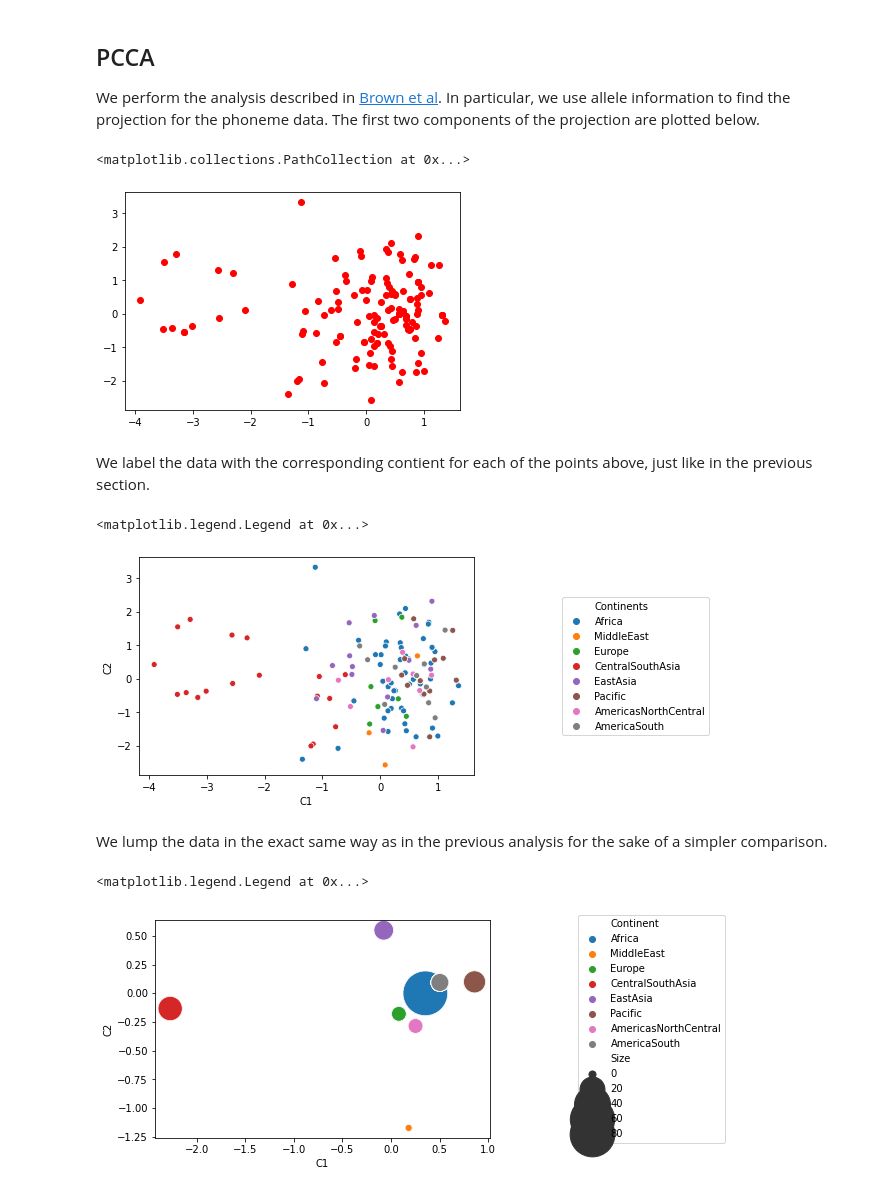
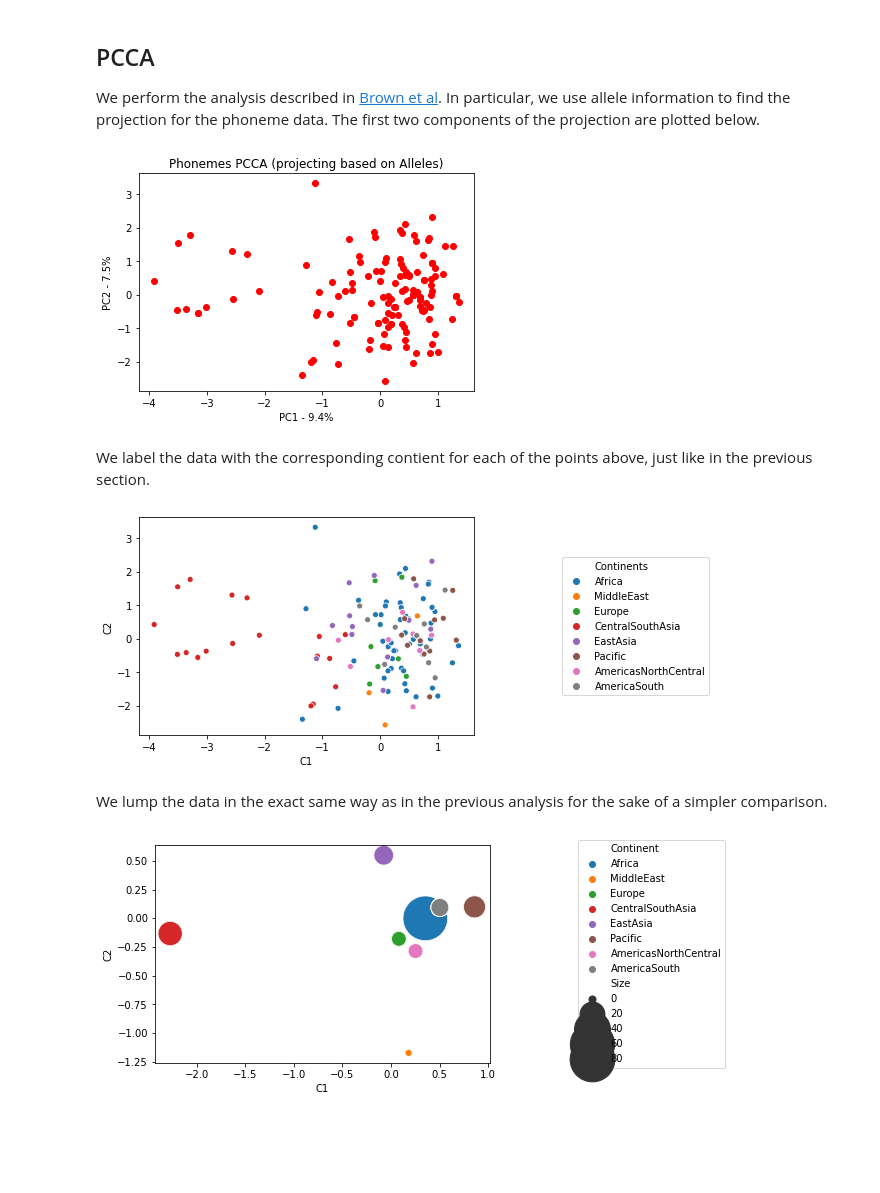
Before and after one commit to camoalon/language_genes, a Jupyter notebook: PCA.ipynb, the cells around one changed output. Saved outputs shown, nothing was run; the diff lists cells and outputs as text; code cells hidden in the pictures; blank space fills up the shorter version.

```diff
--- a/PCA.ipynb
+++ b/PCA.ipynb
@@ -437,11 +434,13 @@ cca = CCA(n_components)
 cca.fit(alleles_pca,phonemes_pca)
 CCA(n_components)
 X, Y = cca.transform(alleles_pca,phonemes_pca)
-# %%
-plt.scatter(Y.T[0], Y.T[1], c = "r")
-# %% [output]
-<matplotlib.collections.PathCollection at 0x...>
-[figure, removed]
+# %%
+plot = plt.scatter(Y.T[0], Y.T[1], c = "r")
+plt.title('Phonemes PCCA (projecting based on Alleles)')
+xlabel = plt.xlabel('PC1 - {0}%'.format(per_var[0]))
+ylabel = plt.ylabel('PC2 - {0}%'.format(per_var[1]))
+# %% [output]
+[figure, added]
 # %% [markdown]
 We label the data with the corresponding contient for each of the points above, just like in the previous section.
 # %%
@@ -450,9 +449,8 @@ result_cca['Continents'] = continents
 result_cca.columns = ['C1','C2','Continents']
 
 g = sns.scatterplot(result_cca['C1'], result_cca['C2'], hue = result_alleles['Continents'], legend = "brief")
-g.legend(loc='center left', bbox_to_anchor=(1.25, 0.5), ncol=1)
+legend = g.legend(loc='center left', bbox_to_anchor=(1.25, 0.5), ncol=1)
 # %% [output]
-<matplotlib.legend.Legend at 0x...>
 [figure]
 # %% [markdown]
 We lump the data in the exact same way as in the previous analysis for the sake of a simpler comparison.
@@ -472,7 +470,6 @@ cluster_cca.columns = ['C1','C2','Size','Continent']
 # %%
 g = sns.scatterplot(cluster_cca['C1'],cluster_cca['C2'],size=cluster_cca['Size'],hue=cluster_cca['Continent'],sizes=(50,2000))
 
-g.legend(loc='center left', bbox_to_anchor=(1.25, 0.5), ncol=1)
+legend = g.legend(loc='center left', bbox_to_anchor=(1.25, 0.5), ncol=1)
 # %% [output]
-<matplotlib.legend.Legend at 0x...>
 [figure]
```
Also changed, not shown: parts of 33 cells of this notebook.
